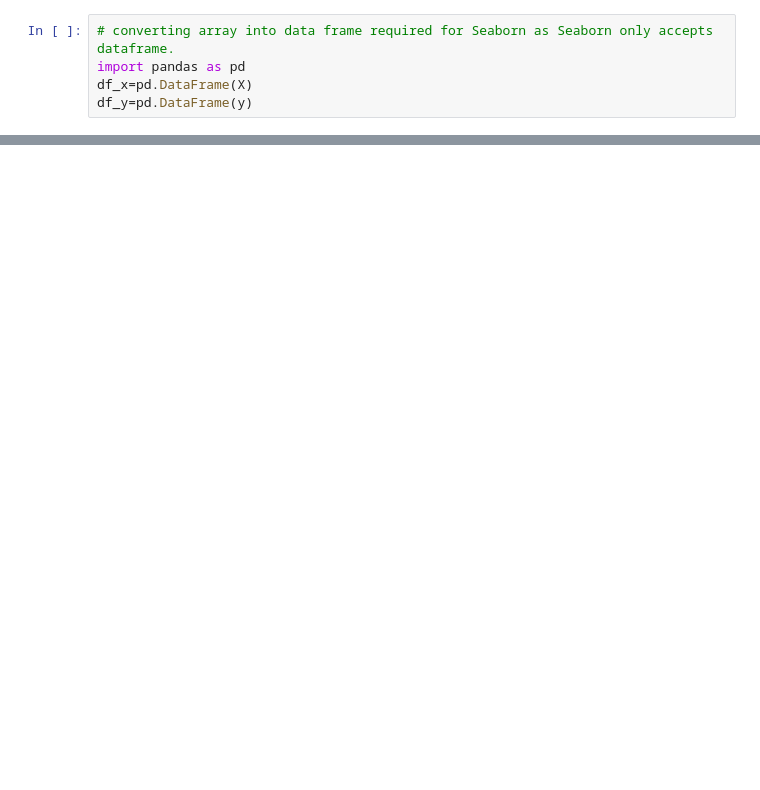
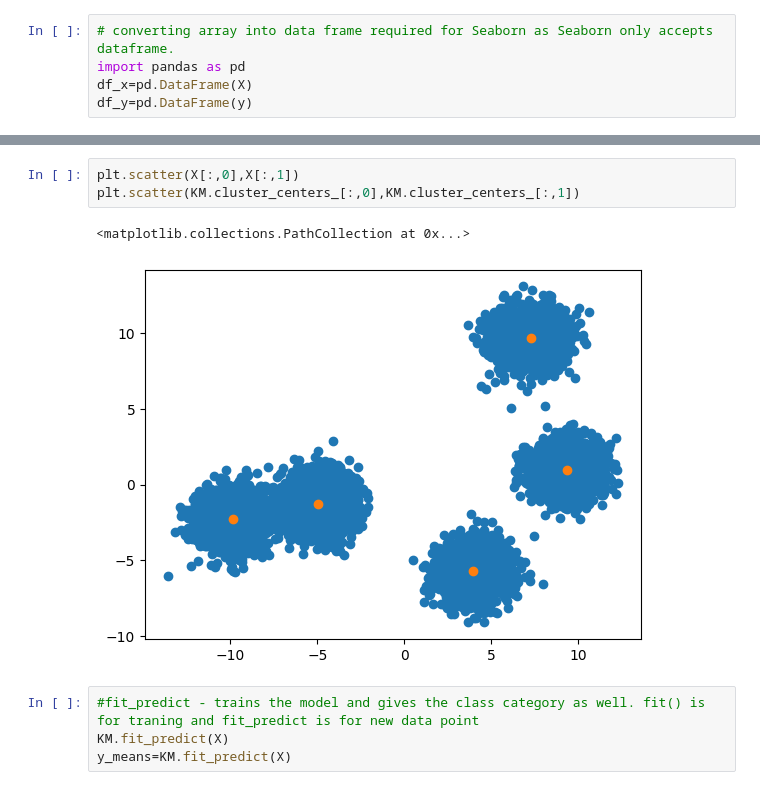
Before and after one commit to vineshgaonkar/Machine_learning_algorithms, a Jupyter notebook: Clustering/KMeans_Algorithm.ipynb, the cells around one changed output, grey strips where cells are left out. Saved outputs shown, nothing was run; the diff lists cells and outputs as text; blank space fills up the shorter version.

```diff
--- a/Clustering/KMeans_Algorithm.ipynb
+++ b/Clustering/KMeans_Algorithm.ipynb
@@ -77,0 +115,10 @@ print(KM.labels_)
+# %%
+plt.scatter(X[:,0],X[:,1])
+plt.scatter(KM.cluster_centers_[:,0],KM.cluster_centers_[:,1])
+# %% [output]
+<matplotlib.collections.PathCollection at 0x...>
+[figure, added]
+# %%
+#fit_predict - trains the model and gives the class category as well. fit() is for traning and fit_predict is for new data point
+KM.fit_predict(X)
+y_means=KM.fit_predict(X)
```
Also changed, not shown: parts of 17 cells of this notebook.
